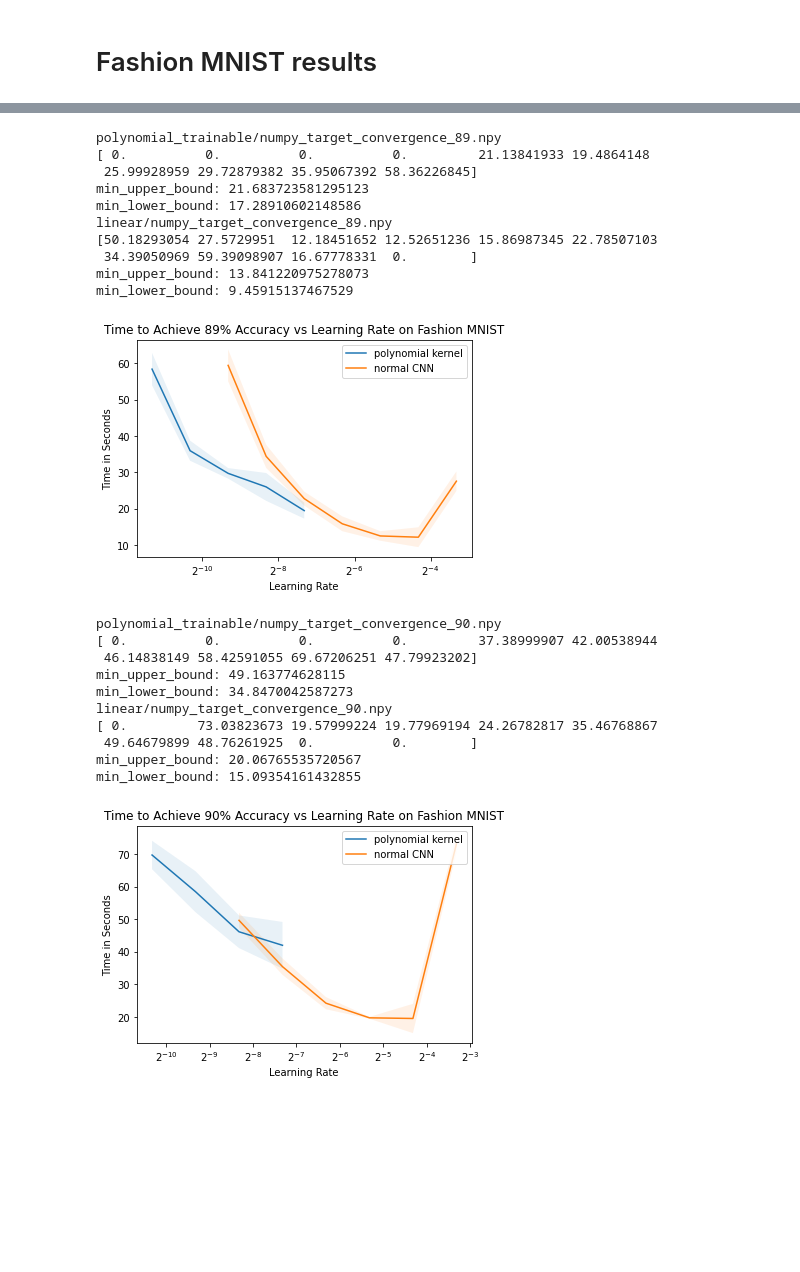
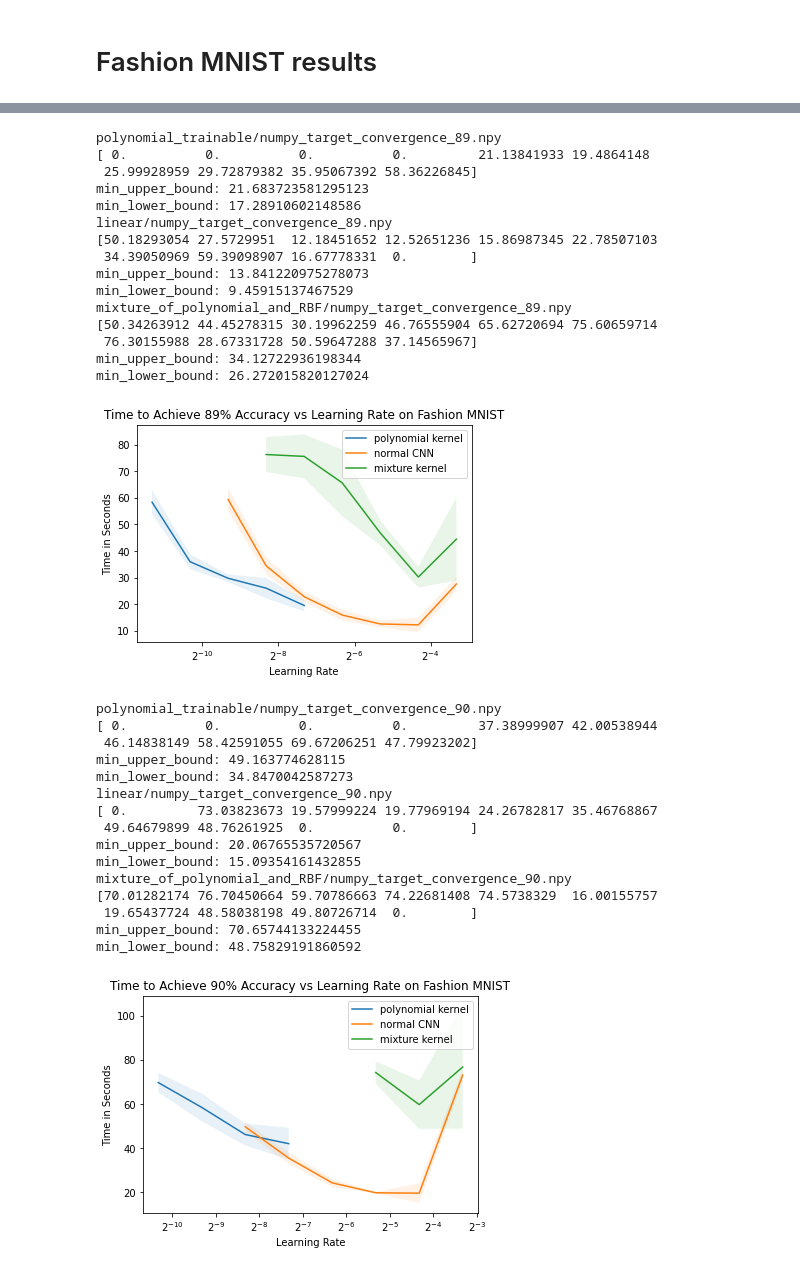
Before and after one commit to NickPerezCarletonUniversity/Kervolution, a Jupyter notebook: Create_Plots.ipynb, the cells around one changed output, grey strips where cells are left out. Cells and saved outputs as stored; diff of their text form; code cells hidden in the pictures; blank space fills up the shorter version.

```diff
--- a/Create_Plots.ipynb
+++ b/Create_Plots.ipynb
@@ -249,10 +274,11 @@ max_lower_bound: 0.9209099997013026
 # %%
 path_to_files = os.path.join(os.getcwd(),'final_results/20_epochs_fashion_mnist/')
 list_of_file_names = ['polynomial_trainable/numpy_target_convergence_89.npy',
-                      'linear/numpy_target_convergence_89.npy']
+                      'linear/numpy_target_convergence_89.npy',
+                      'mixture_of_polynomial_and_RBF/numpy_target_convergence_89.npy']
 learning_rates_file = 'polynomial_trainable/numpy_learning_rates.npy'
 fig_title = 'Time to Achieve 89% Accuracy vs Learning Rate on Fashion MNIST'
-fig_legend = ['polynomial kernel', 'normal CNN']
+fig_legend = ['polynomial kernel', 'normal CNN', 'mixture kernel']
 file_to_save = "fashion_mnist_time_to_89_accuracy.jpg"
 x_label = 'Learning Rate'
 y_label = 'Time in Seconds'
@@ -270,29 +296,40 @@ linear/numpy_target_convergence_89.npy
  34.39050969 59.39098907 16.67778331  0.        ]
 min_upper_bound: 13.841220975278073
 min_lower_bound: 9.45915137467529
+mixture_of_polynomial_and_RBF/numpy_target_convergence_89.npy
+[50.34263912 44.45278315 30.19962259 46.76555904 65.62720694 75.60659714
+ 76.30155988 28.67331728 50.59647288 37.14565967]
+min_upper_bound: 34.12722936198344
+min_lower_bound: 26.272015820127024
-[figure, old version]
+[figure, new version]
 # %%
 path_to_files = os.path.join(os.getcwd(),'final_results/20_epochs_fashion_mnist/')
 list_of_file_names = ['polynomial_trainable/numpy_target_convergence_90.npy',
-                      'linear/numpy_target_convergence_90.npy']
+                      'linear/numpy_target_convergence_90.npy',
+                      'mixture_of_polynomial_and_RBF/numpy_target_convergence_90.npy']
 learning_rates_file = 'polynomial_trainable/numpy_learning_rates.npy'
 fig_title = 'Time to Achieve 90% Accuracy vs Learning Rate on Fashion MNIST'
-fig_legend = ['polynomial kernel', 'normal CNN']
+fig_legend = ['polynomial kernel', 'normal CNN', 'mixture kernel']
 file_to_save = "fashion_mnist_time_to_90_accuracy.jpg"
 x_label = 'Learning Rate'
 y_label = 'Time in Seconds'
 is_convergence = True
 generate_figure(path_to_files, list_of_file_names, learning_rates_file, fig_title, fig_legend, file_to_save,
                 x_label, y_label, is_convergence, legend_loc="upper right")
 # %% [output]
 polynomial_trainable/numpy_target_convergence_90.npy
 [ 0.          0.          0.          0.         37.38999907 42.00538944
  46.14838149 58.42591055 69.67206251 47.79923202]
 min_upper_bound: 49.163774628115
 min_lower_bound: 34.8470042587273
 linear/numpy_target_convergence_90.npy
 [ 0.         73.03823673 19.57999224 19.77969194 24.26782817 35.46768867
  49.64679899 48.76261925  0.          0.        ]
 min_upper_bound: 20.06765535720567
 min_lower_bound: 15.09354161432855
+mixture_of_polynomial_and_RBF/numpy_target_convergence_90.npy
+[70.01282174 76.70450664 59.70786663 74.22681408 74.5738329  16.00155757
+ 19.65437724 48.58038198 49.80726714  0.        ]
+min_upper_bound: 70.65744133224455
+min_lower_bound: 48.75829191860592
-[figure, old version]
+[figure, new version]
```
Also changed, not shown: parts of 4 cells of this notebook, 57 other files.
